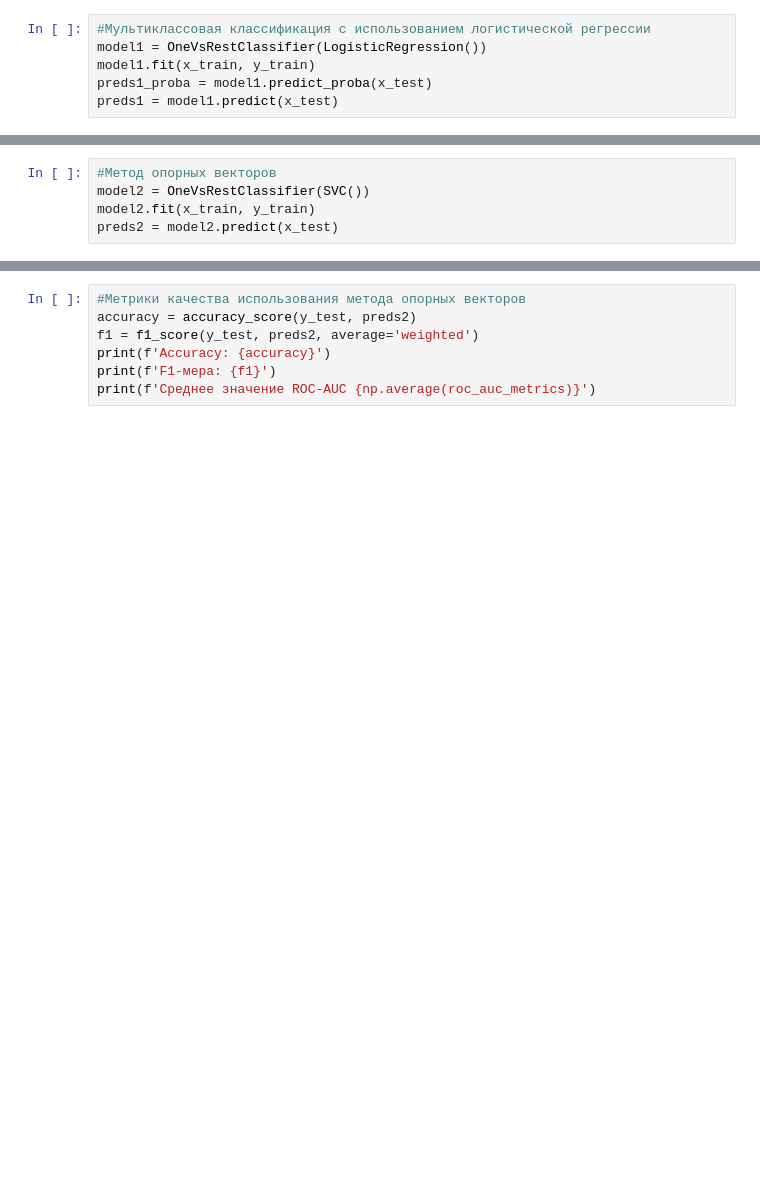
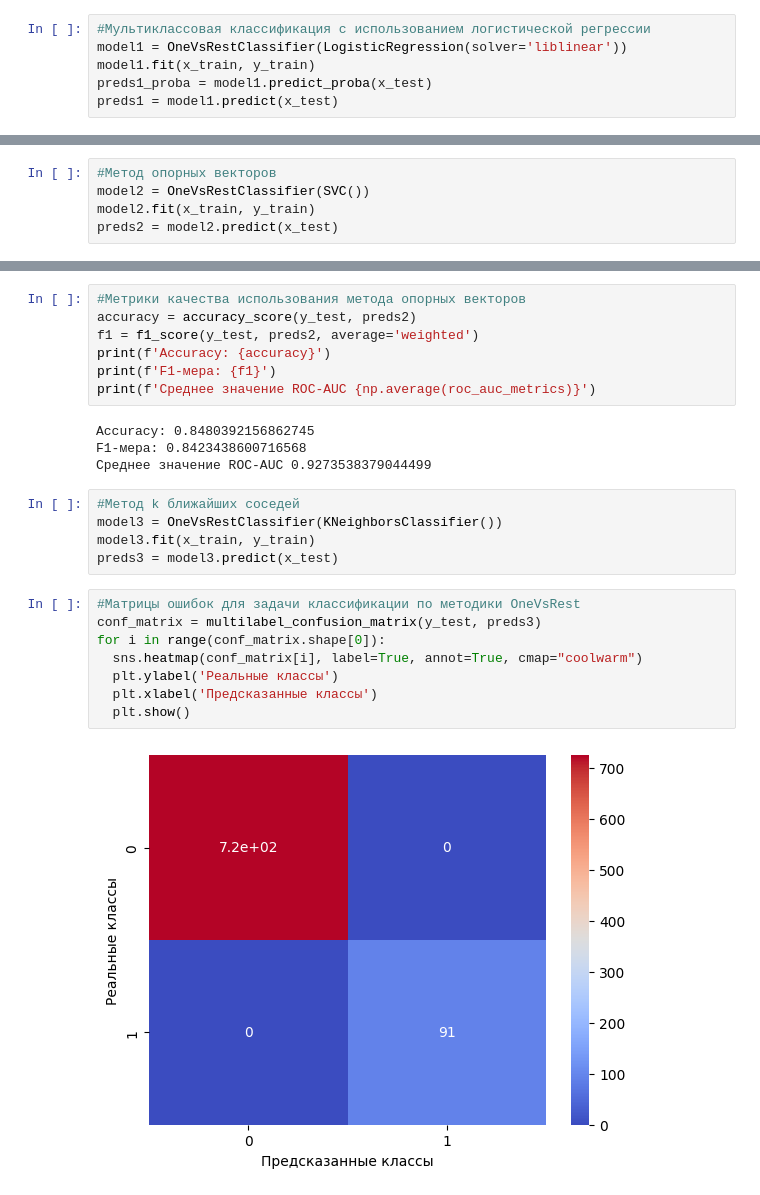
Before and after one commit to Toothless-1/ML, a Jupyter notebook: ML4.ipynb, the cells around one changed output, grey strips where cells are left out. Drawn from its saved outputs; the diff is of its cells as text; blank space fills up the shorter version.

Commit message:
Добавлен метод к ближайших соседей. Добавлена оптимизация параметров каждой из трёх моделей с помощью GridSearchCv

```diff
--- a/ML4.ipynb
+++ b/ML4.ipynb
@@ -88,7 +90,7 @@ y_bin = label_binarize(y, classes = [*range(len(y.unique()))])
 x_train, x_test, y_train, y_test = train_test_split(x, y_bin, test_size = 0.2, random_state = 2024-9-29)
 # %%
 #Мультиклассовая классификация с использованием логистической регрессии
-model1 = OneVsRestClassifier(LogisticRegression())
+model1 = OneVsRestClassifier(LogisticRegression(solver='liblinear'))
 model1.fit(x_train, y_train)
 preds1_proba = model1.predict_proba(x_test)
 preds1 = model1.predict(x_test)
@@ -185,3 +239,22 @@ f1 = f1_score(y_test, preds2, average='weighted')
 print(f'Accuracy: {accuracy}')
 print(f'F1-мера: {f1}')
 print(f'Среднее значение ROC-AUC {np.average(roc_auc_metrics)}')
+# %% [output]
+Accuracy: 0.8480392156862745
+F1-мера: 0.8423438600716568
+Среднее значение ROC-AUC 0.9273538379044499
+# %%
+#Метод k ближайших соседей
+model3 = OneVsRestClassifier(KNeighborsClassifier())
+model3.fit(x_train, y_train)
+preds3 = model3.predict(x_test)
+# %%
+#Матрицы ошибок для задачи классификации по методики OneVsRest
+conf_matrix = multilabel_confusion_matrix(y_test, preds3)
+for i in range(conf_matrix.shape[0]):
+  sns.heatmap(conf_matrix[i], label=True, annot=True, cmap="coolwarm")
+  plt.ylabel('Реальные классы')
+  plt.xlabel('Предсказанные классы')
+  plt.show()
+# %% [output]
+[figure, added]
```
Also changed, not shown: parts of 13 cells of this notebook.
